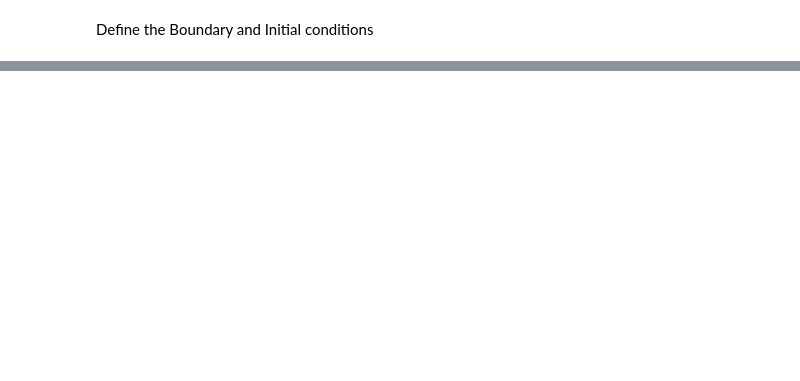
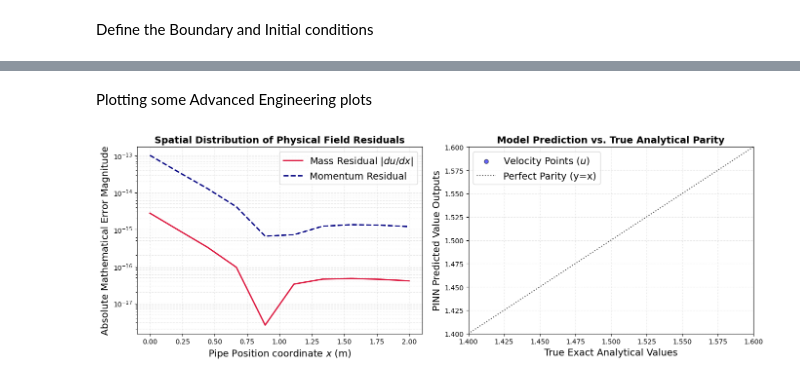
Before and after one commit to ziaurmb/pinn, a Jupyter notebook: Physics_Informed_Digital_Twin_for_Hydraulic_Systems.ipynb, the cells around one changed output, grey strips where cells are left out. Cells and saved outputs as stored; diff of their text form; code cells hidden in the pictures; blank space fills up the shorter version.

```diff
--- a/Physics_Informed_Digital_Twin_for_Hydraulic_Systems.ipynb
+++ b/Physics_Informed_Digital_Twin_for_Hydraulic_Systems.ipynb
@@ -87,0 +235,62 @@ initial_pressure = dde.IC(geomtime, lambda x: 100.0,lambda _, on_initial: on_ini
+# %% [markdown]
+Plotting some Advanced Engineering plots
+# %%
+u_exact = np.full_like(x_test, U_INLET)
+p_exact = np.full_like(x_test, P_OUTLET)
+
+# 1. Force the Torch tensor to explicitly use torch.float32 (Float)
+x_tensor = torch.tensor(x_test, dtype=torch.float64, requires_grad=True)
+
+# Determine the active device (GPU or CPU) that the model is using
+device = next(model.net.parameters()).device
+x_tensor = x_tensor.to(device)
+
+# Get NN predictions
+y_pred_tensor = model.net(x_tensor)
+u_t = y_pred_tensor[:, 0:1]
+p_t = y_pred_tensor[:, 1:2]
+
+# Calculate physical gradients via PyTorch Autograd
+du_dx = torch.autograd.grad(u_t, x_tensor, torch.ones_like(u_t), create_graph=True)[0]
+dp_dx = torch.autograd.grad(p_t, x_tensor, torch.ones_like(p_t), create_graph=True)[0]
+d2u_dx2 = torch.autograd.grad(du_dx, x_tensor, torch.ones_like(du_dx), create_graph=True)[0]
+
+# Compute the momentum residual tensor
+mom_res_tensor = u_t * du_dx + (1.0 / RHO) * dp_dx - NU * d2u_dx2
+
+# 2. Add .cpu() before calling .numpy() to safely bridge GPU data back to host memory
+mass_res_np = du_dx.detach().cpu().numpy()
+momentum_res_np = mom_res_tensor.detach().cpu().numpy()
+
+# Ensure model predictions are also pulled back to the CPU for the plotting loops
+u_pred_np = u_t.detach().cpu().numpy()
+
+fig, ax = plt.subplots(1, 2, figsize=(14, 5))
+
+# Plot A: Spatial PDE Residuals down the physical domain length
+ax[0].plot(x_test, np.abs(mass_res_np), color='crimson', lw=2, label='Mass Residual $|du/dx|$')
+ax[0].plot(x_test, np.abs(momentum_res_np), color='navy', lw=2, linestyle='--', label='Momentum Residual')
+ax[0].set_yscale('log') # Error components are best checked on log scales
+ax[0].set_title("Spatial Distribution of Physical Field Residuals", fontweight='bold')
+ax[0].set_xlabel("Pipe Position coordinate $x$ (m)")
+ax[0].set_ylabel("Absolute Mathematical Error Magnitude")
+ax[0].grid(True, which="both", linestyle=':', alpha=0.5)
+ax[0].legend()
+
+# Plot B: Parity Line Mapping (Predicted vs Analytical Verification)
+ax[1].scatter(u_exact, u_pred, color='blue', alpha=0.6, edgecolors='k', label='Velocity Points ($u$)')
+# Draw a true reference 45-degree parity path line
+lims = [1.4, 1.6]
+ax[1].plot(lims, lims, color='black', linestyle=':', alpha=0.7, label='Perfect Parity (y=x)')
+ax[1].set_xlim(lims)
+ax[1].set_ylim(lims)
+ax[1].set_title("Model Prediction vs. True Analytical Parity", fontweight='bold')
+ax[1].set_xlabel("True Exact Analytical Values")
+ax[1].set_ylabel("PINN Predicted Value Outputs")
+ax[1].grid(True, linestyle=':', alpha=0.5)
+ax[1].legend()
+
+plt.tight_layout()
+plt.show()
+# %% [output]
+[figure, added]
```
Also changed, not shown: parts of 21 cells of this notebook.
